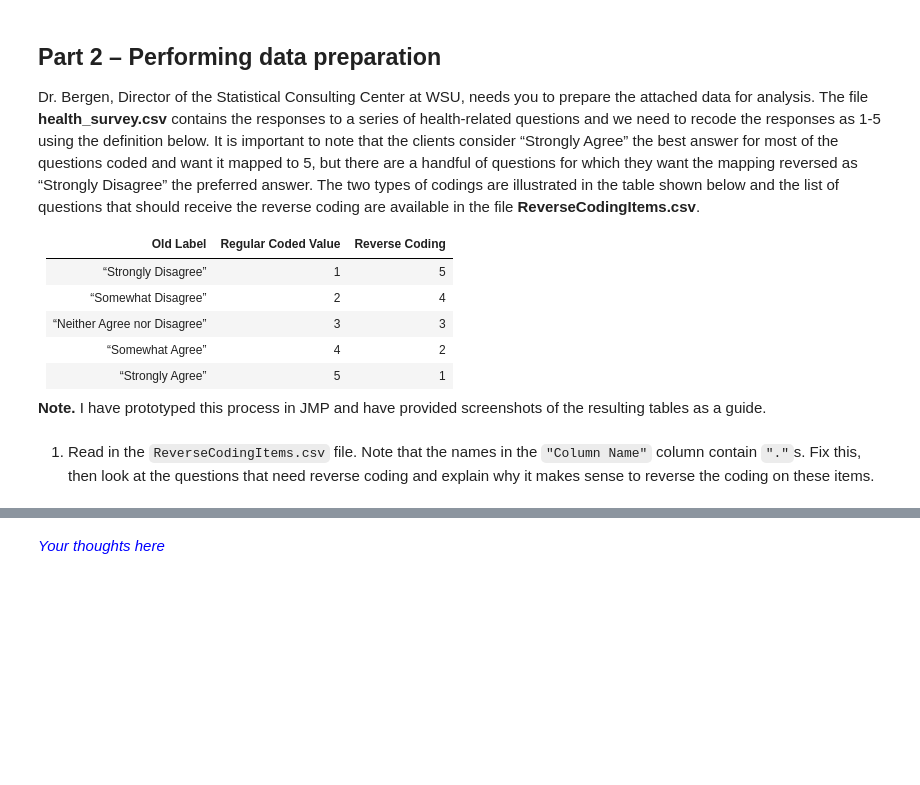
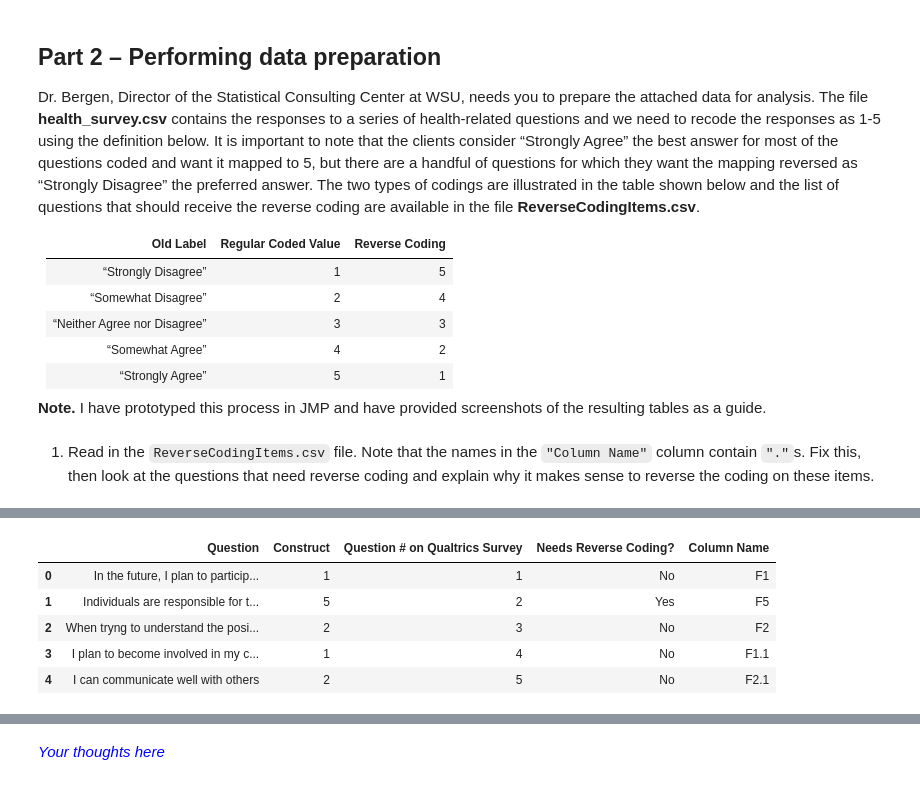
Before and after one commit to josephnagel1/NagelJoseph_act3_2_recoding_and_aggregating_survey_data, a Jupyter notebook: act3_2_recoding_survey_data.ipynb, the cells around one changed output, grey strips where cells are left out. Cells and saved outputs as stored; diff of their text form; code cells hidden in the pictures; blank space fills up the shorter version.

```diff
--- a/act3_2_recoding_survey_data.ipynb
+++ b/act3_2_recoding_survey_data.ipynb
@@ -227,0 +221,9 @@ NameError: name 'pd' is not defined
+# %%
+reverse_coding.head()
+# %% [output]
+|  | Question | Construct | Question # on Qualtrics Survey | Needs Reverse Coding? | Column Name |
+| 0 | In the future, I plan to particip... | 1 | 1 | No | F1 |
+| 1 | Individuals are responsible for t... | 5 | 2 | Yes | F5 |
+| 2 | When tryng to understand the posi... | 2 | 3 | No | F2 |
+| 3 | I plan to become involved in my c... | 1 | 4 | No | F1.1 |
+| 4 | I can communicate well with others | 2 | 5 | No | F2.1 |
```
Also changed, not shown: parts of 8 cells of this notebook.
